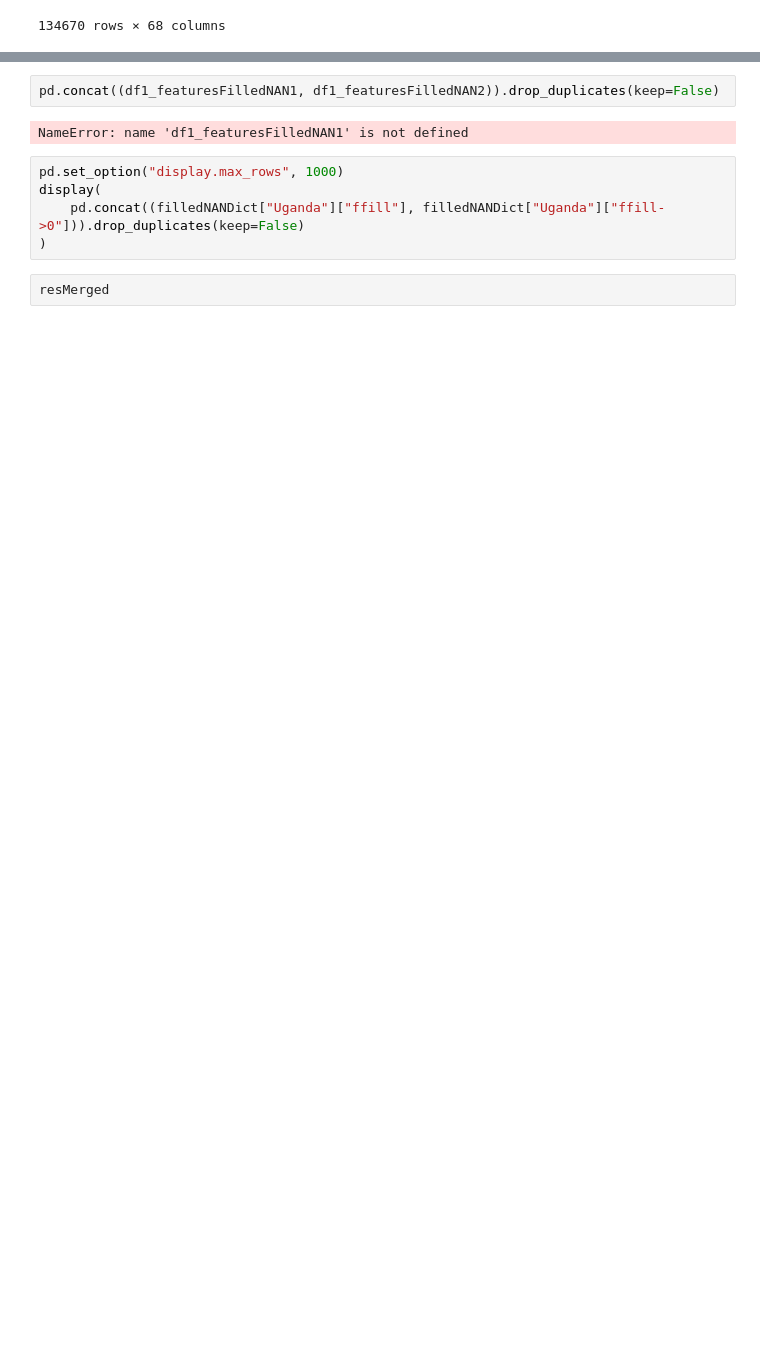
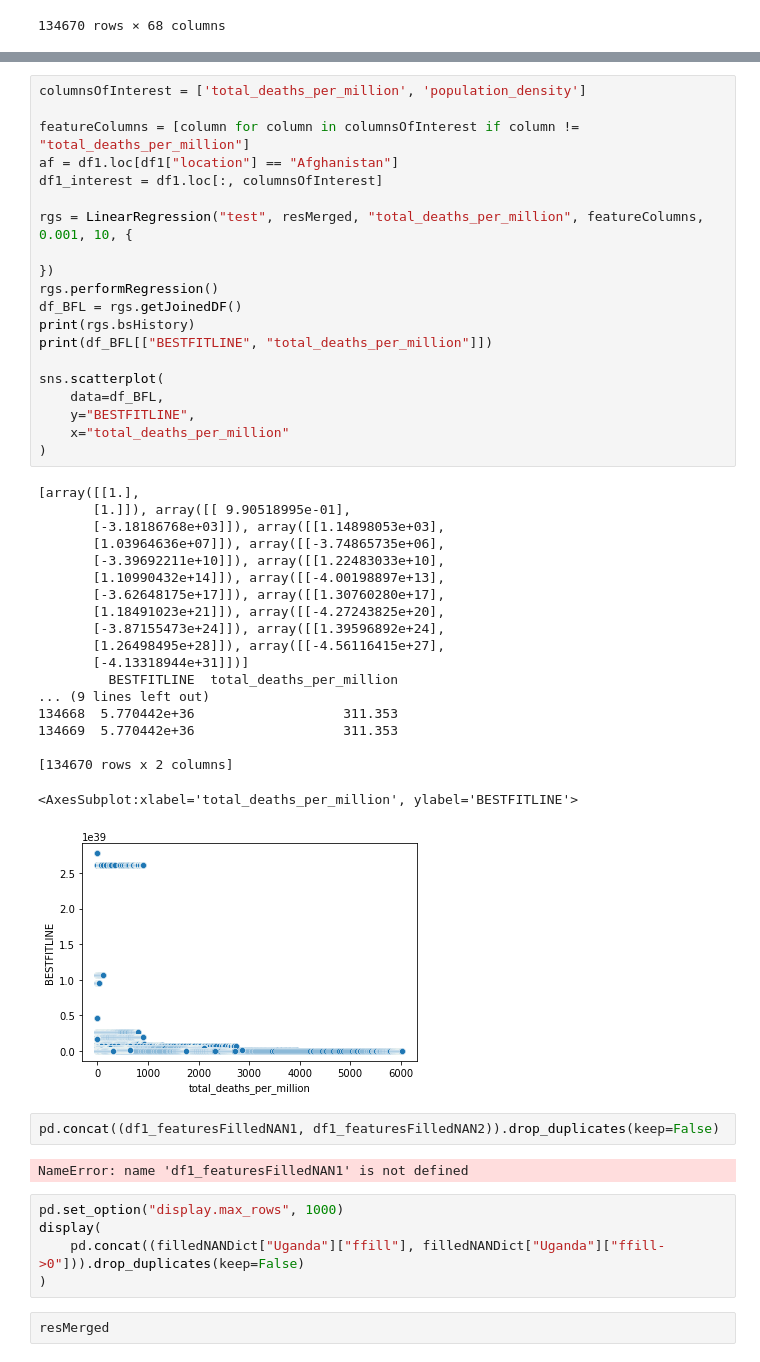
Before and after one commit to YongZhengYew/DDW_Project2D, a Jupyter notebook: app/Task1/data/owid.ipynb, the cells around one changed output, grey strips where cells are left out. Saved outputs shown, nothing was run; the diff lists cells and outputs as text; blank space fills up the shorter version.

```diff
--- a/app/Task1/data/owid.ipynb
+++ b/app/Task1/data/owid.ipynb
@@ -151,3 +237,43 @@ plt.show()
+# %%
+columnsOfInterest = ['total_deaths_per_million', 'population_density']
+
+featureColumns = [column for column in columnsOfInterest if column != "total_deaths_per_million"]
+af = df1.loc[df1["location"] == "Afghanistan"]
+df1_interest = df1.loc[:, columnsOfInterest]
+
+rgs = LinearRegression("test", resMerged, "total_deaths_per_million", featureColumns, 0.001, 10, {
+
+})
+rgs.performRegression()
+df_BFL = rgs.getJoinedDF()
+print(rgs.bsHistory)
+print(df_BFL[["BESTFITLINE", "total_deaths_per_million"]])
+
+sns.scatterplot(
+    data=df_BFL,
+    y="BESTFITLINE",
+    x="total_deaths_per_million"
+)
+# %% [output]
+[array([[1.],
+       [1.]]), array([[ 9.90518995e-01],
+       [-3.18186768e+03]]), array([[1.14898053e+03],
+       [1.03964636e+07]]), array([[-3.74865735e+06],
+       [-3.39692211e+10]]), array([[1.22483033e+10],
+       [1.10990432e+14]]), array([[-4.00198897e+13],
+       [-3.62648175e+17]]), array([[1.30760280e+17],
+       [1.18491023e+21]]), array([[-4.27243825e+20],
+       [-3.87155473e+24]]), array([[1.39596892e+24],
+       [1.26498495e+28]]), array([[-4.56116415e+27],
+       [-4.13318944e+31]])]
+         BESTFITLINE  total_deaths_per_million
+... (9 lines left out)
+134668  5.770442e+36                   311.353
+134669  5.770442e+36                   311.353
+
+[134670 rows x 2 columns]
+<AxesSubplot:xlabel='total_deaths_per_million', ylabel='BESTFITLINE'>
+[figure, added]
 # %%
 pd.concat((df1_featuresFilledNAN1, df1_featuresFilledNAN2)).drop_duplicates(keep=False)
 # %% [output]
```
Also changed, not shown: parts of 3 cells of this notebook.
